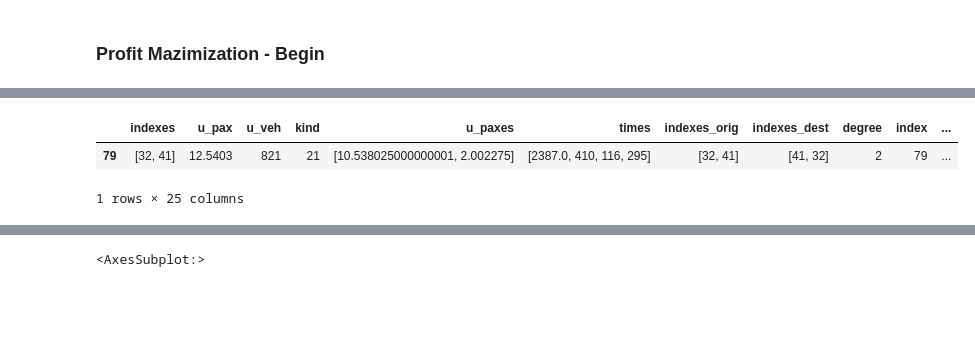
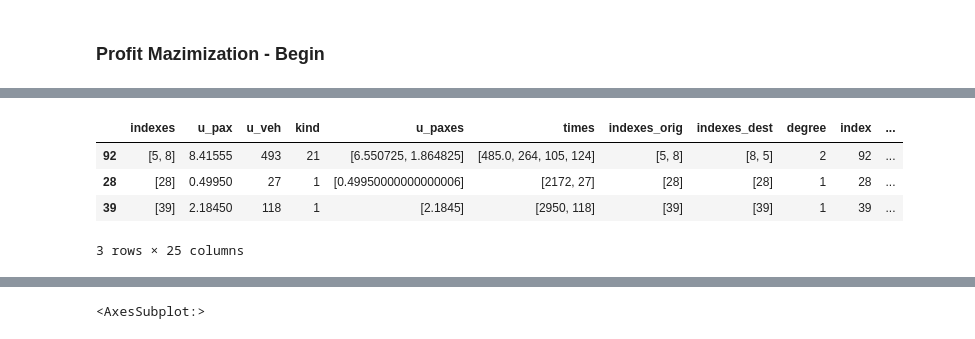
Before and after one commit to Jagiellonian-University/MaaSSim, a Jupyter notebook: docs/tutorials/Delft_Sim (7).ipynb, the cells around one changed output, grey strips where cells are left out. Cells and saved outputs as stored; diff of their text form; code cells hidden in the pictures; blank space fills up the shorter version.

```diff
--- a/docs/tutorials/Delft_Sim (7).ipynb
+++ b/docs/tutorials/Delft_Sim (7).ipynb
@@ -144,11 +168,13 @@ reduced by matching to:               12,478
 AttributeError: 'DataFrame' object has no attribute 'driver_revenue'
 # %%
-#sim = simulate(params = params, inData = inData,  logger_level = logging.CRITICAL) # simulate
+sim = simulate(params = params, inData = inData,  logger_level = logging.CRITICAL) # simulate
 # %%
 sim.res[0].veh_exp
 # %%
-sim.vehs[3].rdf
+sim.vehs[2].rdf
 # %% [output]
 |  | indexes | u_pax | u_veh | kind | u_paxes | times | indexes_orig | indexes_dest | degree | index | ... |
-| 79 | [32, 41] | 12.5403 | 821 | 21 | [10.538025000000001, 2.002275] | [2387.0, 410, 116, 295] | [32, 41] | [41, 32] | 2 | 79 | ... |
+| 92 | [5, 8] | 8.41555 | 493 | 21 | [6.550725, 1.864825] | [485.0, 264, 105, 124] | [5, 8] | [8, 5] | 2 | 92 | ... |
+| 28 | [28] | 0.49950 | 27 | 1 | [0.49950000000000006] | [2172, 27] | [28] | [28] | 1 | 28 | ... |
+| 39 | [39] | 2.18450 | 118 | 1 | [2.1845] | [2950, 118] | [39] | [39] | 1 | 39 | ... |
-1 rows × 25 columns
+3 rows × 25 columns
```
Also changed, not shown: parts of 12 cells of this notebook, 2 other files.
